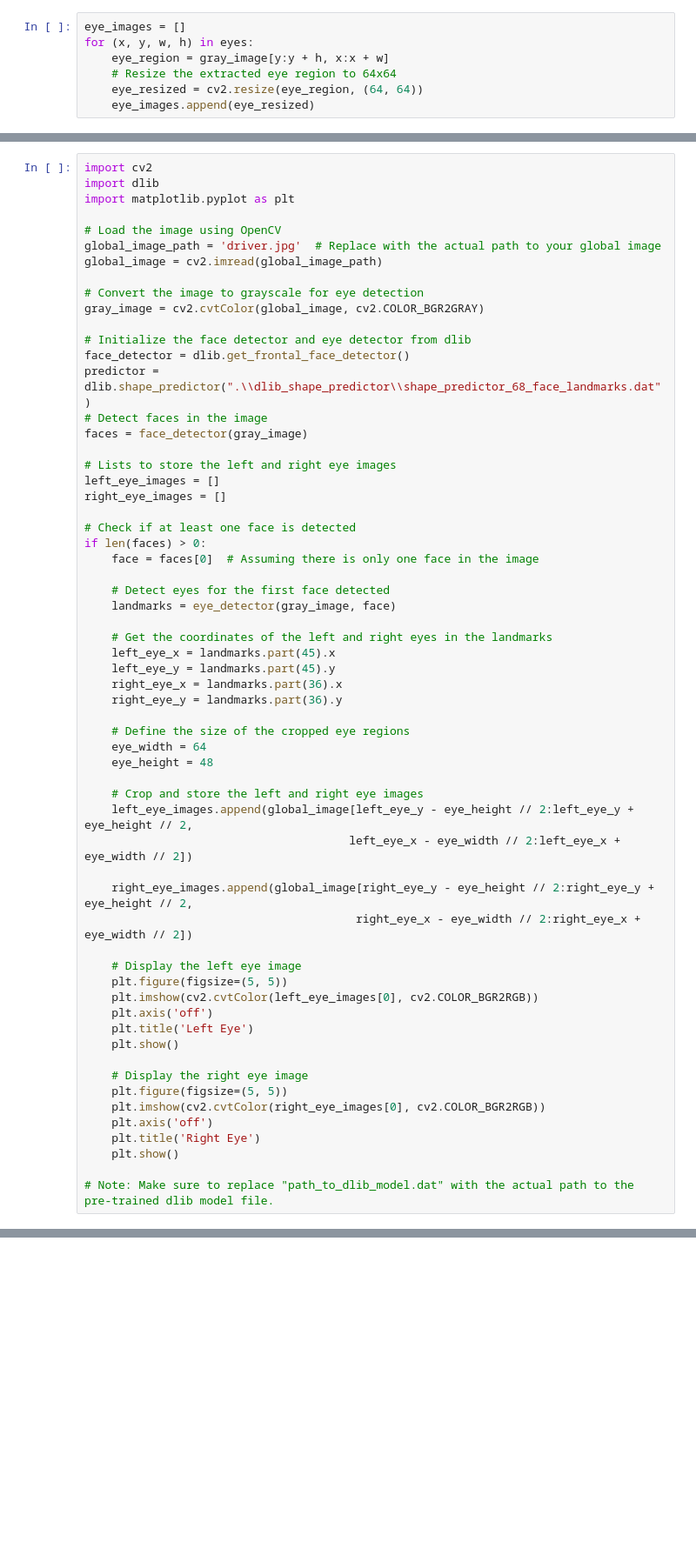
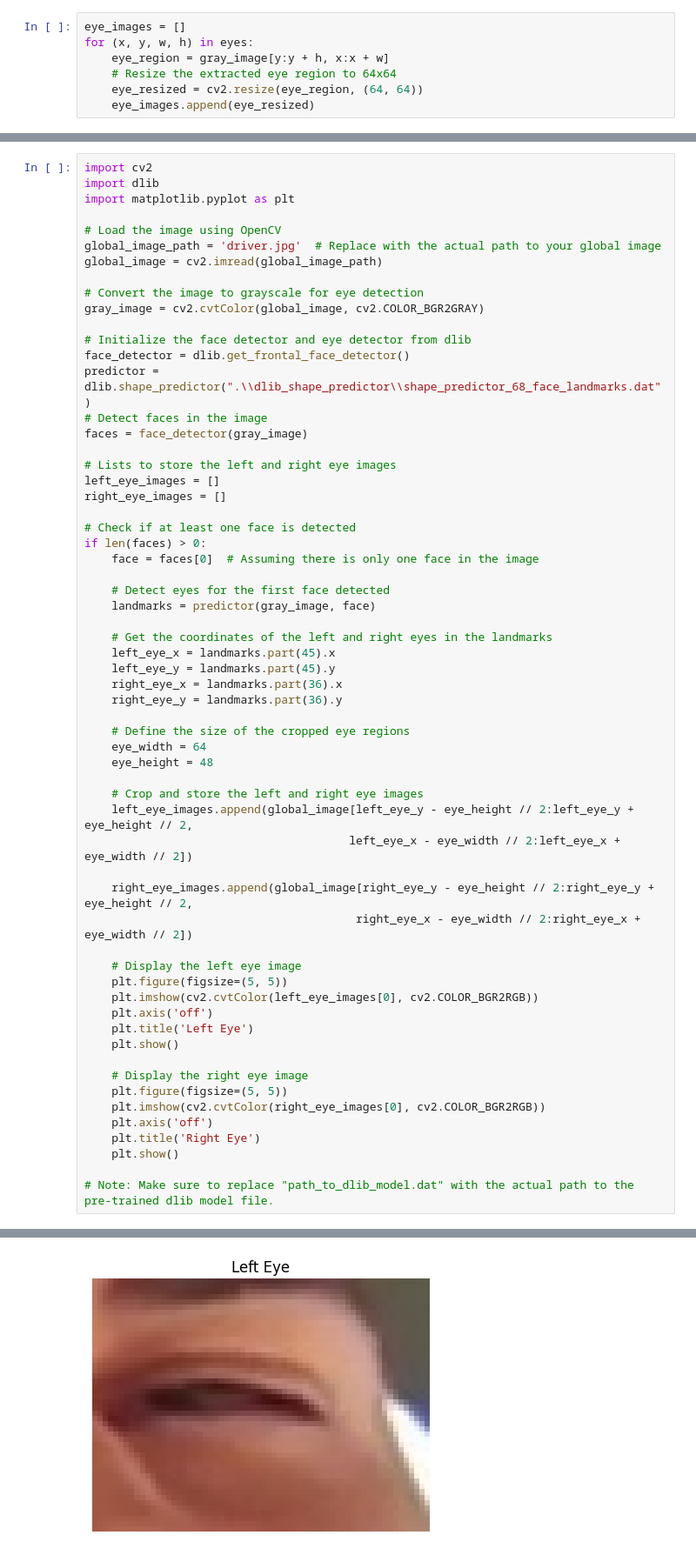
Before and after one commit to Ahmed-BS11/Drowsiness_detector, a Jupyter notebook: STAGE/ey.ipynb, the cells around one changed output, grey strips where cells are left out. Shown at 87% size. Cells and saved outputs as stored; diff of their text form; blank space fills up the shorter version.

```diff
--- a/STAGE/ey.ipynb
+++ b/STAGE/ey.ipynb
@@ -66,7 +67,7 @@ if len(faces) > 0:
     face = faces[0]  # Assuming there is only one face in the image
 
     # Detect eyes for the first face detected
-    landmarks = eye_detector(gray_image, face)
+    landmarks = predictor(gray_image, face)
 
     # Get the coordinates of the left and right eyes in the landmarks
     left_eye_x = landmarks.part(45).x
@@ -104,0 +105 @@ NameError: name 'eye_detector' is not defined
+[figure, added]
```
Also changed, not shown: parts of 3 cells of this notebook, 2 other files.
